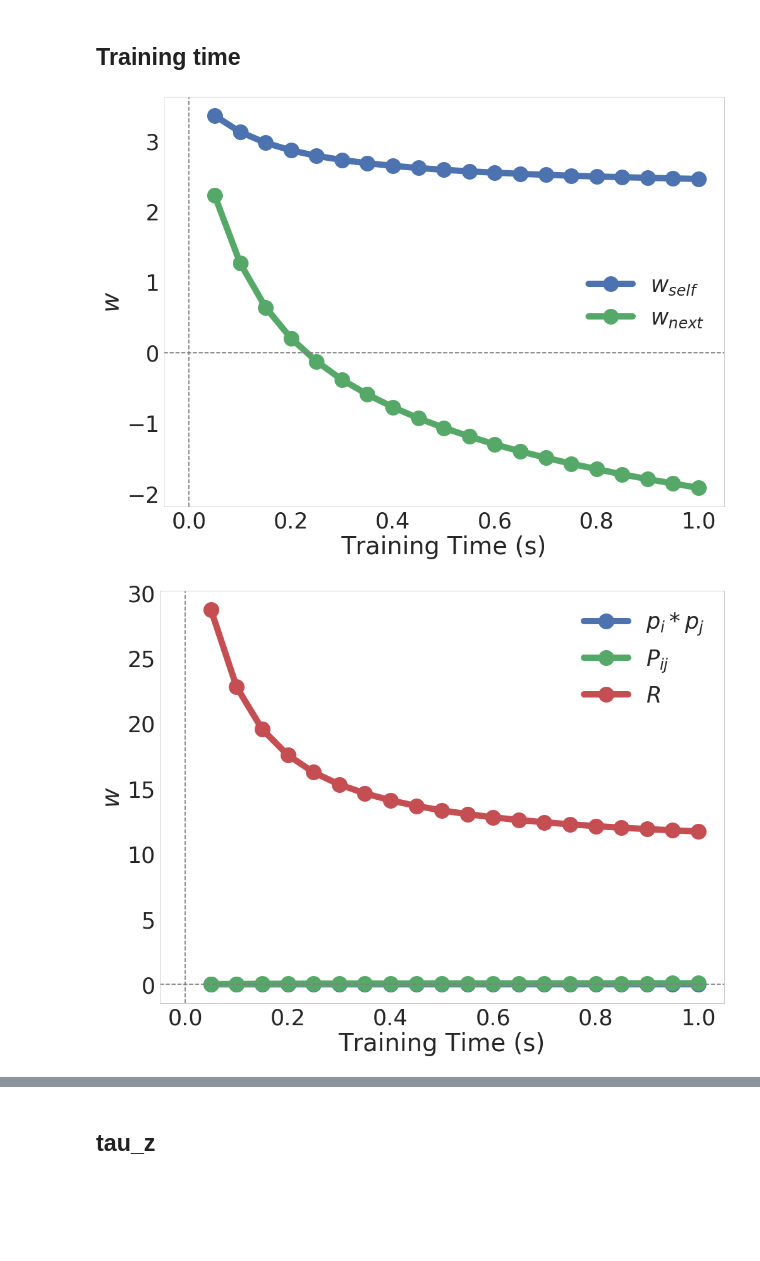
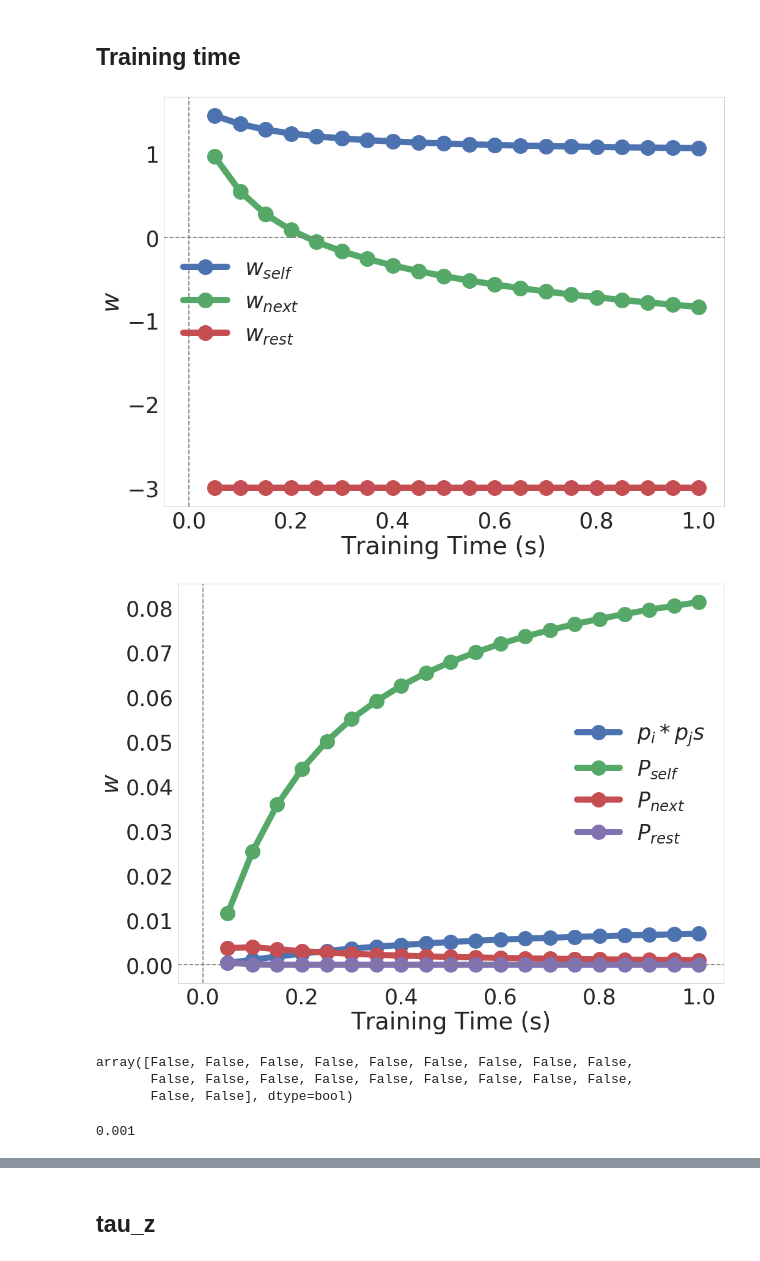
Before and after one commit to h-mayorquin/BCPNN_sequences, a Jupyter notebook: jupyter/2018-04-17(Offline rule, persistence time).ipynb, the cells around one changed output, grey strips where cells are left out. Saved outputs shown, nothing was run; the diff lists cells and outputs as text; code cells hidden in the pictures; blank space fills up the shorter version.

```diff
--- a/jupyter/2018-04-17(Offline rule, persistence time).ipynb
+++ b/jupyter/2018-04-17(Offline rule, persistence time).ipynb
@@ -35,7 +35,7 @@ from analysis_functions import calculate_recall_time_quantities, get_weights
 from analysis_functions import get_weights_collections
 from plotting_functions import plot_network_activity_angle, plot_weight_matrix
 # %%
-epsilon = 10e-10
+epsilon = 10e-4
 # %% [markdown]
 ## An example
 # %%
@@ -54,7 +54,7 @@ tau_a = 0.250
 G = 1.0
 sigma = 0.0
 tau_m = 0.020
-tau_z_pre_ampa = 0.150
+tau_z_pre_ampa = 0.250
 tau_z_post_ampa = tau_z_pre_ampa
 tau_p = 10.0
 
@@ -364,7 +364,7 @@ fig = plt.figure(figsize=figsize)
 ax = fig.add_subplot(111)
 ax.plot(training_times, w_self_vector, 'o-', markersize=markersize, linewidth=linewidth, label=r'$w_{self}$')
 ax.plot(training_times, w_next_vector, 'o-', markersize=markersize, linewidth=linewidth, label=r'$w_{next}$')
-#ax.plot(training_times, w_rest_vector, 'o-', markersize=markersize, linewidth=linewidth, label=r'$w_{rest}$')
+ax.plot(training_times, w_rest_vector, 'o-', markersize=markersize, linewidth=linewidth, label=r'$w_{rest}$')
 
 ax.axhline(0, ls='--', color='gray')
 ax.axvline(0, ls='--', color='gray')
@@ -373,29 +373,39 @@ ax.set_ylabel(r'$w$')
 ax.set_xlabel(r'Training Time (s)')
 ax.legend();
 # %% [output]
-[figure, old version]
+[figure, new version]
 # %%
 figsize = (16, 12)
 markersize = 25
 linewidth = 10
 normal_palette = sns.color_palette()
 
 fig = plt.figure(figsize=figsize)
 ax = fig.add_subplot(111)
-ax.plot(training_times,  pi_self_vector, 'o-', markersize=markersize, linewidth=linewidth, label=r'$p_i * p_j $')
-ax.plot(training_times, Pij_self_vector, 'o-', markersize=markersize, linewidth=linewidth, label=r'$P_{ij}$')
-ax.plot(training_times, Pij_self_vector / pi_self_vector, 'o-', markersize=markersize, linewidth=linewidth, label=r'$R$')
-
-#ax.plot(training_times, w_rest_vector, 'o-', markersize=markersize, linewidth=linewidth, label=r'$w_{rest}$')
+factor = 1
+ax.plot(training_times,  factor * pi_self_vector, 'o-', markersize=markersize, linewidth=linewidth, label=r'$p_i * p_j s$')
+ax.plot(training_times, factor * Pij_self_vector, 'o-', markersize=markersize, linewidth=linewidth, label=r'$P_{self}$')
+ax.plot(training_times, factor * Pij_next_vector, 'o-', markersize=markersize, linewidth=linewidth, label=r'$P_{next}$')
+ax.plot(training_times, factor * Pij_rest_vector, 'o-', markersize=markersize, linewidth=linewidth, label=r'$P_{rest}$')
 
 ax.axhline(0, ls='--', color='gray')
 ax.axvline(0, ls='--', color='gray')
 
 ax.set_ylabel(r'$w$')
 ax.set_xlabel(r'Training Time (s)')
 ax.legend();
 # %% [output]
-[figure, old version]
+[figure, new version]
+# %%
+Pij_next_vector < epsilon
+# %% [output]
+array([False, False, False, False, False, False, False, False, False,
+       False, False, False, False, False, False, False, False, False,
+       False, False], dtype=bool)
+# %%
+epsilon
+# %% [output]
+0.001
 # %%
 figsize = (16, 12)
 markersize = 25
```
Also changed, not shown: parts of 32 cells of this notebook, 11 other files.
